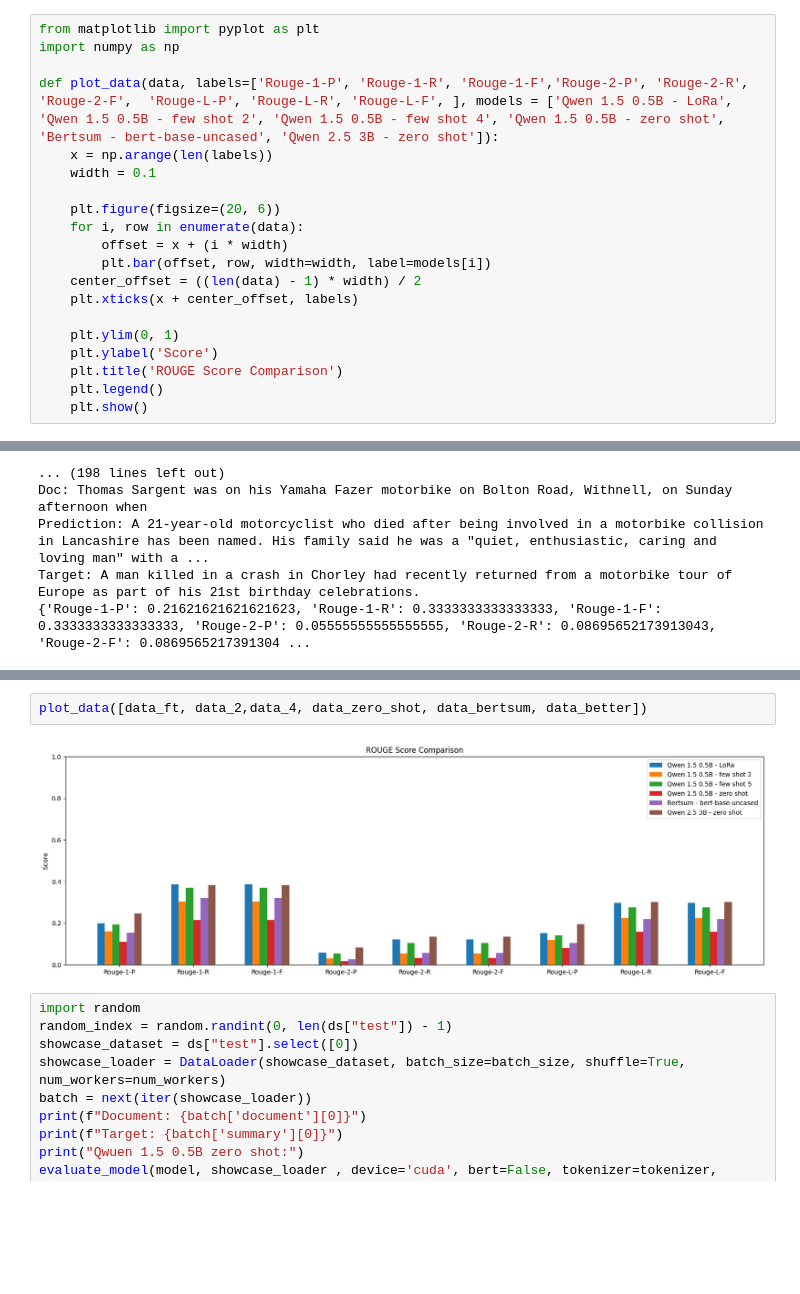
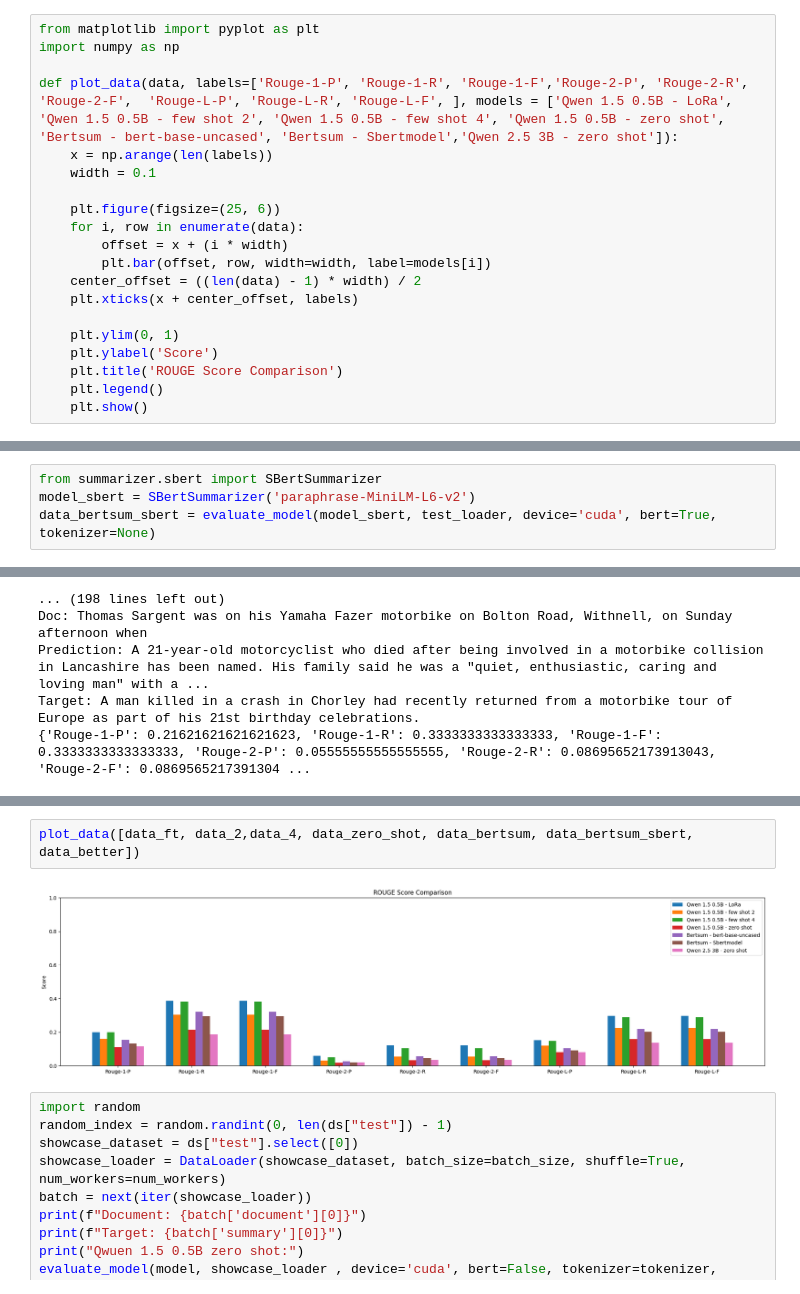
Before and after one commit to Elbergg/llm-projekt, a Jupyter notebook: projekt.ipynb, the cells around one changed output, grey strips where cells are left out. Drawn from its saved outputs; the diff is of its cells as text; blank space fills up the shorter version.

```diff
--- a/projekt.ipynb
+++ b/projekt.ipynb
@@ -240,11 +240,11 @@ def rouge_score_loss(
 from matplotlib import pyplot as plt
 import numpy as np
 
-def plot_data(data, labels=['Rouge-1-P', 'Rouge-1-R', 'Rouge-1-F','Rouge-2-P', 'Rouge-2-R', 'Rouge-2-F',  'Rouge-L-P', 'Rouge-L-R', 'Rouge-L-F', ], models = ['Qwen 1.5 0.5B - LoRa', 'Qwen 1.5 0.5B - few shot 2', 'Qwen 1.5 0.5B - few shot 4', 'Qwen 1.5 0.5B - zero shot', 'Bertsum - bert-base-uncased', 'Qwen 2.5 3B - zero shot']):
+def plot_data(data, labels=['Rouge-1-P', 'Rouge-1-R', 'Rouge-1-F','Rouge-2-P', 'Rouge-2-R', 'Rouge-2-F',  'Rouge-L-P', 'Rouge-L-R', 'Rouge-L-F', ], models = ['Qwen 1.5 0.5B - LoRa', 'Qwen 1.5 0.5B - few shot 2', 'Qwen 1.5 0.5B - few shot 4', 'Qwen 1.5 0.5B - zero shot', 'Bertsum - bert-base-uncased', 'Bertsum - Sbertmodel','Qwen 2.5 3B - zero shot']):
     x = np.arange(len(labels))
     width = 0.1
 
-    plt.figure(figsize=(20, 6))
+    plt.figure(figsize=(25, 6))
     for i, row in enumerate(data):
         offset = x + (i * width)
         plt.bar(offset, row, width=width, label=models[i])
@@ -348,3 +348,7 @@ Target: Prehistoric and Bronze Age finds have been made during work to construct
 {'Rouge-1-P': 0.1, 'Rouge-1-R': 0.2222222222222222, 'Rouge-1-F': 0.2222222222222222, 'Rouge-2-P': 0.0, 'Rouge-2-R': 0.0, 'Rouge-2-F': 0.0, 'Rouge-L-P': 0.1, 'Rouge-L-R': 0.2222222222222222, 'Rouge-L-F ...
 [0.1542665  0.32004971 0.32004971 0.02619182 0.05699836 0.05699836
  0.10480013 0.21959189 0.21959189]
+# %%
+from summarizer.sbert import SBertSummarizer
+model_sbert = SBertSummarizer('paraphrase-MiniLM-L6-v2')
+data_bertsum_sbert = evaluate_model(model_sbert, test_loader, device='cuda', bert=True, tokenizer=None)
@@ -507,7 +569,7 @@ data_better = evaluate_model(model_better, test_loader, device='cuda', bert=Fals
 # %%
-plot_data([data_ft, data_2,data_4, data_zero_shot, data_bertsum, data_better])
+plot_data([data_ft, data_2,data_4, data_zero_shot, data_bertsum, data_bertsum_sbert, data_better])
 # %% [output]
-[figure, old version]
+[figure, new version]
 # %%
 import random
 random_index = random.randint(0, len(ds["test"]) - 1)
```
Also changed, not shown: parts of 5 cells of this notebook.
